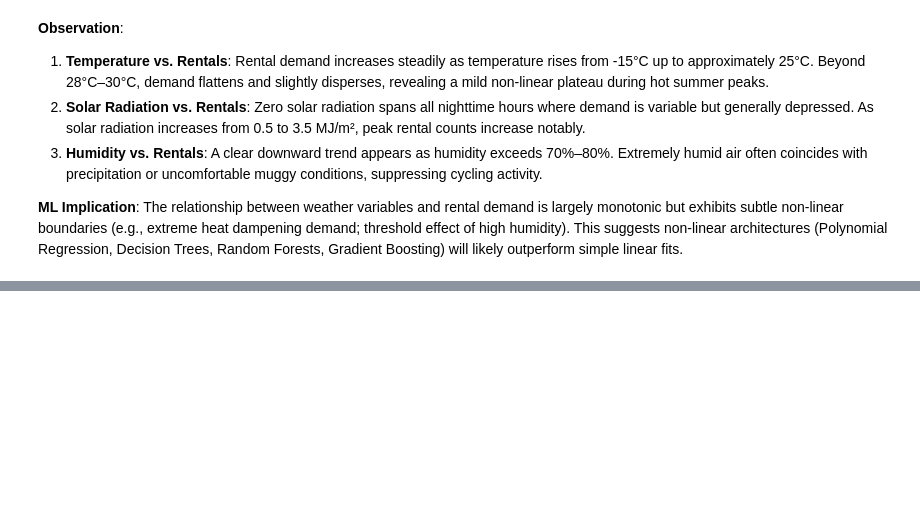
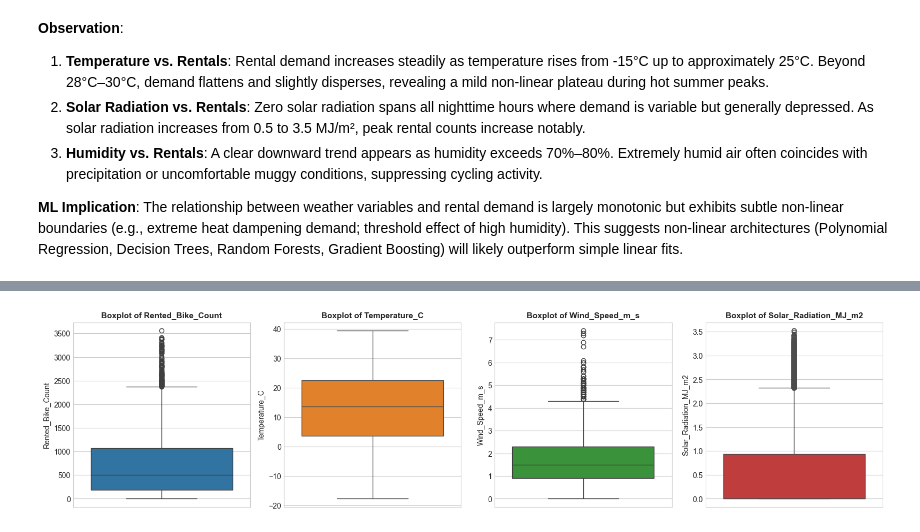
Before and after one commit to Ne-Ran/Machine-Learning-Capstone-Project, a Jupyter notebook: Notebooks/regression.ipynb, the cells around one changed output, grey strips where cells are left out. Saved outputs shown, nothing was run; the diff lists cells and outputs as text; code cells hidden in the pictures; blank space fills up the shorter version.

```diff
--- a/Notebooks/regression.ipynb
+++ b/Notebooks/regression.ipynb
@@ -429,0 +433,29 @@ The relationship between weather variables and rental demand is largely monotoni
+# %%
+# Explicitly verify missing values and duplicate rows
+missing_counts = df.isnull().sum()
+duplicate_rows = df.duplicated().sum()
+
+print("--- DATA INTEGRITY VERIFICATION ---")
+print(f"Total missing values across all columns: {missing_counts.sum()}")
+print(f"Total duplicate rows in dataset: {duplicate_rows}")
+
+# Outlier analysis using the Interquartile Range (IQR) method
+iqr_records = []
+for col in numerical_cols + ['Rented_Bike_Count']:
+    q25 = df[col].quantile(0.25)
+    q75 = df[col].quantile(0.75)
+    iqr = q75 - q25
+    lower_bound = q25 - 1.5 * iqr
+    upper_bound = q75 + 1.5 * iqr
+    outlier_count = ((df[col] < lower_bound) | (df[col] > upper_bound)).sum()
+    pct_outliers = (outlier_count / len(df)) * 100
+    iqr_records.append({
+        'Feature': col,
+        'Lower Bound': round(lower_bound, 2),
+        'Upper Bound': round(upper_bound, 2),
+        'Outlier Count': outlier_count,
+        'Outlier %': round(pct_outliers, 2)
+    })
+
+outlier_df = pd.DataFrame(iqr_records)
+display(outlier_df)
@@ -429,0 +477,14 @@ The relationship between weather variables and rental demand is largely monotoni
+# %%
+# Boxplot visualization of key variables to inspect distribution tails
+fig, axes = plt.subplots(1, 4, figsize=(16, 4))
+box_cols = ['Rented_Bike_Count', 'Temperature_C', 'Wind_Speed_m_s', 'Solar_Radiation_MJ_m2']
+
+for idx, col in enumerate(box_cols):
+    sns.boxplot(y=df[col], ax=axes[idx], color=palette[idx])
+    axes[idx].set_title(f'Boxplot of {col}', fontsize=11, fontweight='bold')
+    axes[idx].set_ylabel(col, fontsize=10)
+
+plt.tight_layout()
+plt.show()
+# %% [output]
+[figure, added]
```
Also changed, not shown: parts of 9 cells of this notebook.
